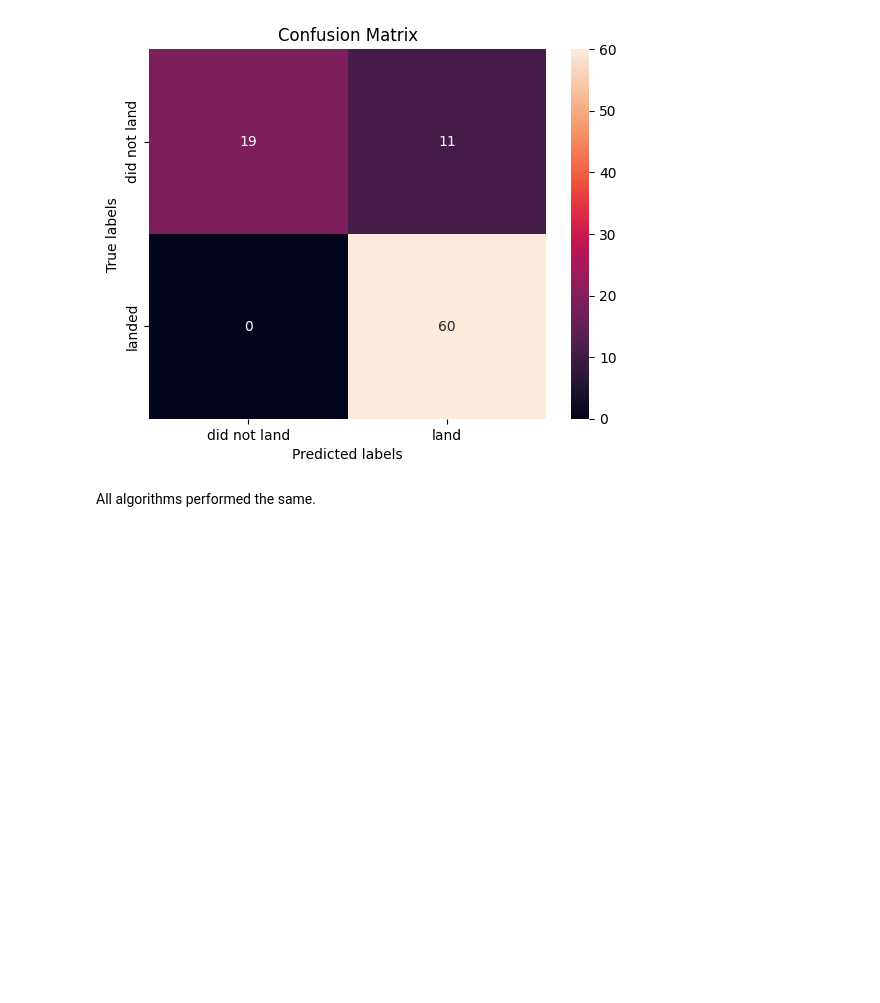
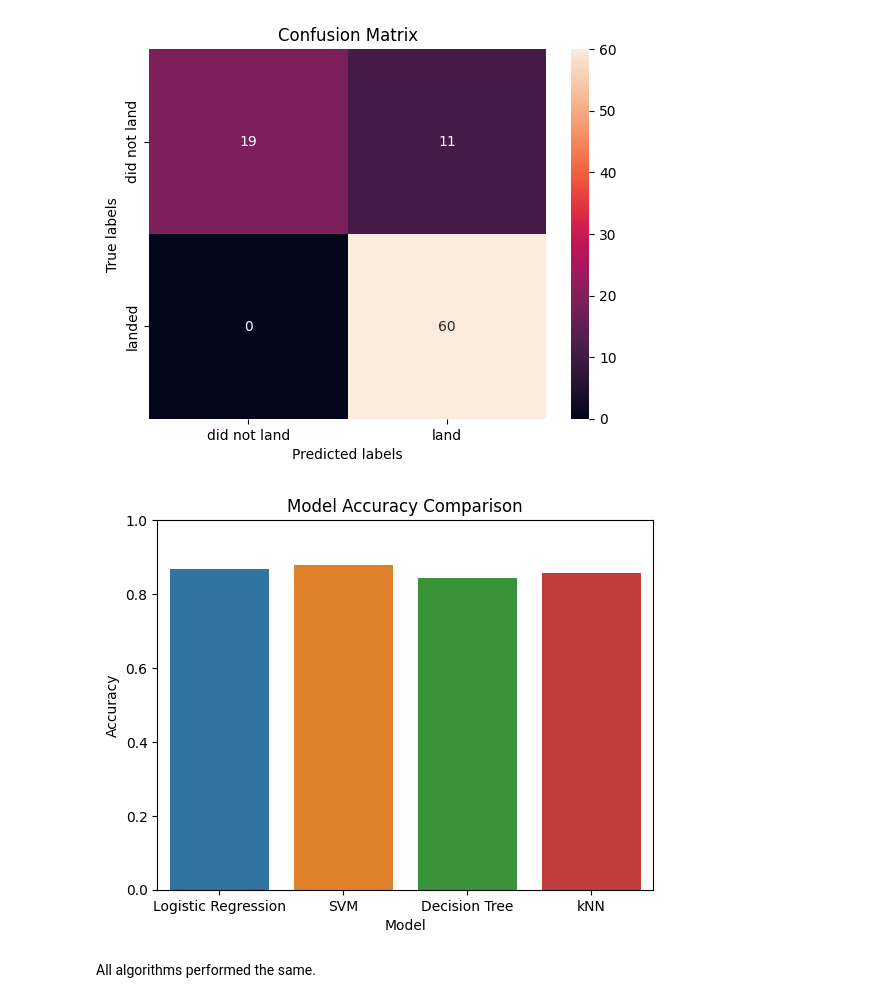
Before and after one commit to dunarand/IBM-Applied-Datascience-Capstone, a Jupyter notebook: module-4/4-1 SpaceX-Machine-Learning-Prediction.ipynb, the cells around one changed output. Cells and saved outputs as stored; diff of their text form; code cells hidden in the pictures; blank space fills up the shorter version.

```diff
--- a/module-4/4-1 SpaceX-Machine-Learning-Prediction.ipynb
+++ b/module-4/4-1 SpaceX-Machine-Learning-Prediction.ipynb
@@ -358,6 +358,15 @@ yhat = svm_cv.predict(X)
 plot_confusion_matrix(Y,yhat)
 # %% [output]
 [figure]
+# %%
+sns.barplot(data=perf_df, x='Model', y='Accuracy', hue='Model')
+plt.title('Model Accuracy Comparison')
+plt.xlabel('Model')
+plt.ylabel('Accuracy')
+plt.ylim(0, 1)
+plt.show()
+# %% [output]
+[figure, added]
 # %% [markdown]
 All algorithms performed the same.
 # %% [markdown]
```
Also changed, not shown: parts of 2 cells of this notebook.
